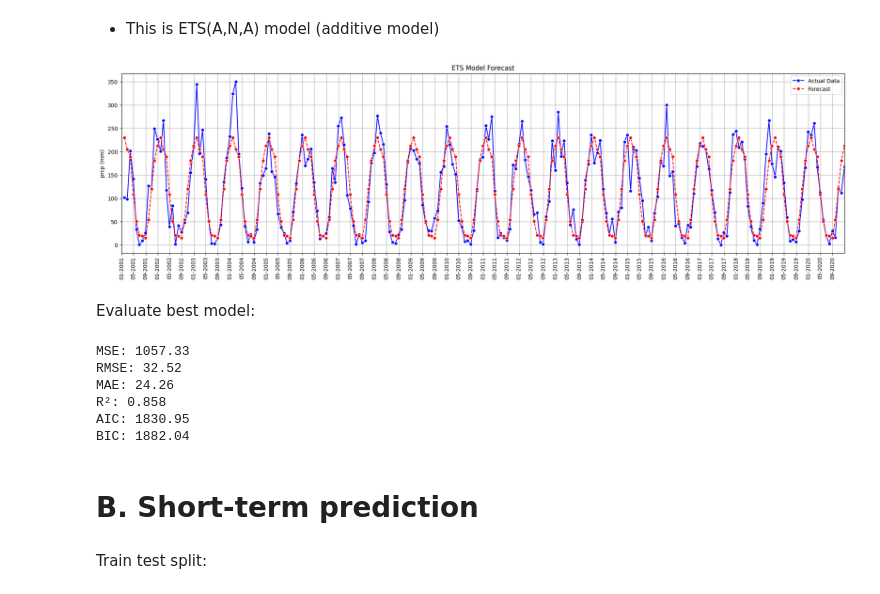
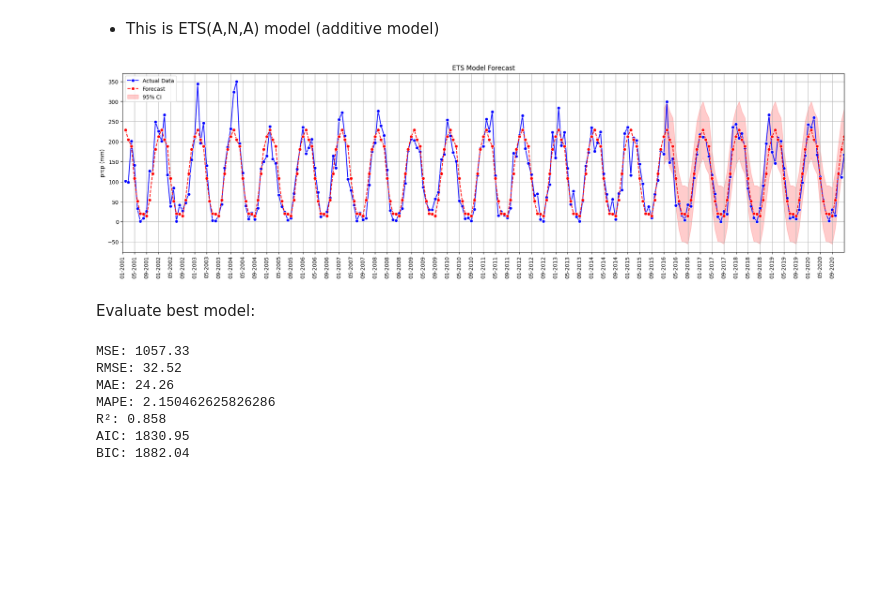
Before and after one commit to Kizza2014/time_series_climate_weather_surface_of_Brazil, a Jupyter notebook: models/exponetial_smoothing_family.ipynb, the cells around one changed output. Saved outputs shown, nothing was run; the diff lists cells and outputs as text; code cells hidden in the pictures; blank space fills up the shorter version.

Commit message:
fit ets model

```diff
--- a/models/exponetial_smoothing_family.ipynb
+++ b/models/exponetial_smoothing_family.ipynb
@@ -338,41 +336,44 @@ Warnings:
 # %%
 import seaborn as sns
 import matplotlib.dates as mdates
 
-forecast = best_model.forecast(steps=len(test))
-fitted_values = pd.concat([best_model.fittedvalues, forecast])
+prediction = best_model.get_prediction(start='2015-12-31', end='2020-12-31').summary_frame(alpha=0.05)
+
+fitted_values = pd.concat([best_model.fittedvalues[:-1], prediction['mean']])
 fitted_values.index = pd.date_range(start='2001-01-01', end='2020-12-31', freq='ME')
 
 plt.figure(figsize=(24, 6))
 sns.lineplot(data["prcp"], label="Actual Data", color="blue", marker="o")
 sns.lineplot(fitted_values, label="Forecast", color="red", linestyle="dashed", marker='o')
 plt.xlim(pd.to_datetime("2001-01-01"), pd.to_datetime("2020-12-31"))
 plt.gca().xaxis.set_major_locator(mdates.MonthLocator(interval=4))
 plt.gca().xaxis.set_major_formatter(mdates.DateFormatter('%m-%Y'))
+plt.fill_between(prediction.index, prediction.pi_lower, prediction.pi_upper, color="red", alpha=0.2, label="95% CI")
 plt.xticks(rotation=90)
 plt.grid(True)
 plt.ylabel("prcp (mm)")
 plt.title("ETS Model Forecast")
 plt.legend()
-# plt.savefig('../forecast/simple_ets_model.png')
+plt.savefig('../forecast/ets_ana_model.png')
 plt.show()
 # %% [output]
-[figure, old version]
+[figure, new version]
 # %% [markdown]
 Evaluate best model:
 # %%
-from sklearn.metrics import mean_squared_error, mean_absolute_error, r2_score
+from sklearn.metrics import mean_squared_error, mean_absolute_error, r2_score, mean_absolute_percentage_error
 
-mse = mean_squared_error(test['prcp'], forecast)
+mse = mean_squared_error(test['prcp'], prediction['mean'][1:])
 rmse = mse ** 0.5
-mae = mean_absolute_error(test['prcp'], forecast)
-r2 = r2_score(test['prcp'], forecast)
+mae = mean_absolute_error(test['prcp'], prediction['mean'][1:])
+r2 = r2_score(test['prcp'], prediction['mean'][1:])
 aic = best_model.aic
 bic = best_model.bic
 
 print(f"MSE: {mse:.2f}")
 print(f"RMSE: {rmse:.2f}")
 print(f"MAE: {mae:.2f}")
+print(f"MAPE: {mean_absolute_percentage_error(test['prcp'], prediction['mean'][1:])}")
 print(f"R²: {r2:.3f}")
 print(f"AIC: {aic:.2f}")
 print(f"BIC: {bic:.2f}")
@@ -380,10 +381,7 @@ print(f"BIC: {bic:.2f}")
 MSE: 1057.33
 RMSE: 32.52
 MAE: 24.26
+MAPE: 2.150462625826286
 R²: 0.858
 AIC: 1830.95
 BIC: 1882.04
-# %% [markdown]
-# B. Short-term prediction
-# %% [markdown]
-Train test split:
```
Also changed, not shown: parts of 8 cells of this notebook, 3 other files.
